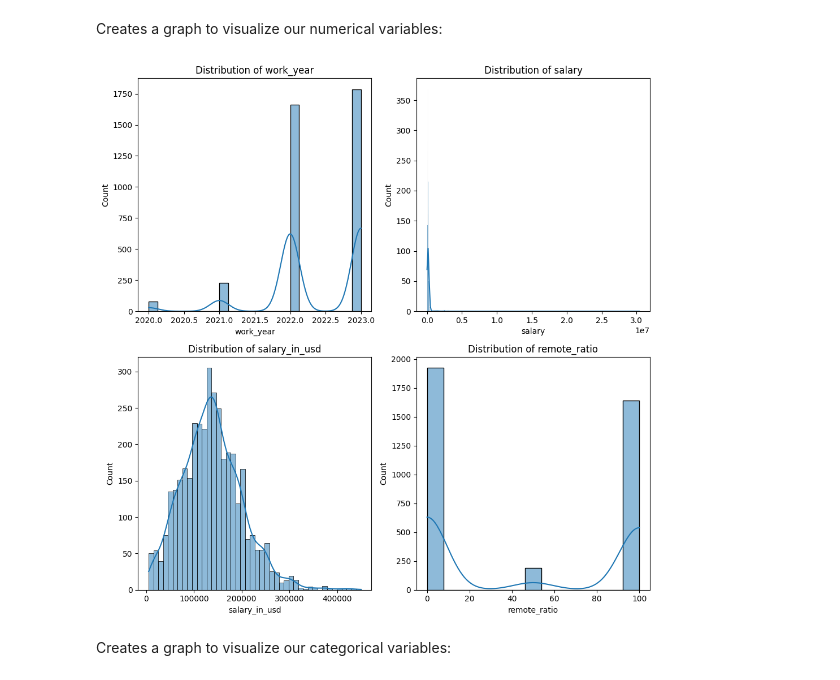
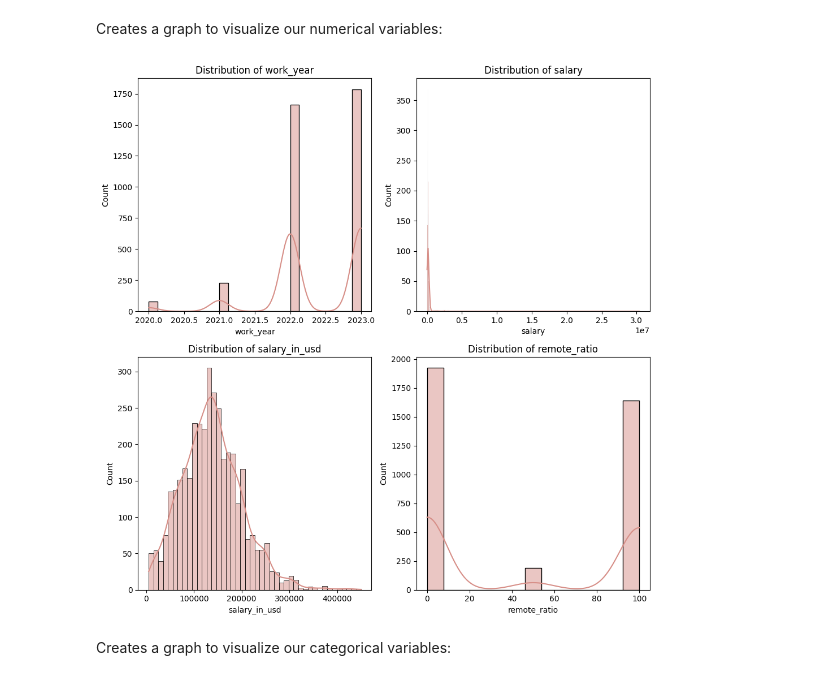
Before and after one commit to juuliquintana/Analysis-dataset-using-python, a Jupyter notebook: Data_Science_Salaries_2023.ipynb, the cells around one changed output. Cells and saved outputs as stored; diff of their text form; code cells hidden in the pictures.

```diff
--- a/Data_Science_Salaries_2023.ipynb
+++ b/Data_Science_Salaries_2023.ipynb
@@ -178,16 +171,16 @@ Creates a graph to visualize our numerical variables:
 # %%
 fig, axes = plt.subplots(nrows=2, ncols=2, figsize=(10,10))
 cols = ['work_year', 'salary', 'salary_in_usd', 'remote_ratio']
 
 for i, col in enumerate(cols):
     ax = axes[i // 2, i % 2]  # Access the individual axes using indexing
-    sns.histplot(data=df, x=col, kde=True, ax=ax)
+    sns.histplot(data=df, x=col, kde=True, ax=ax, color="#d78f88")
     ax.set_title(f'Distribution of {col}')
 
 plt.tight_layout()
 plt.show()
 # %% [output]
-[figure, old version]
+[figure, new version]
 # %% [markdown]
 Creates a graph to visualize our categorical variables:
 # %%
```
Also changed, not shown: parts of 22 cells of this notebook.
